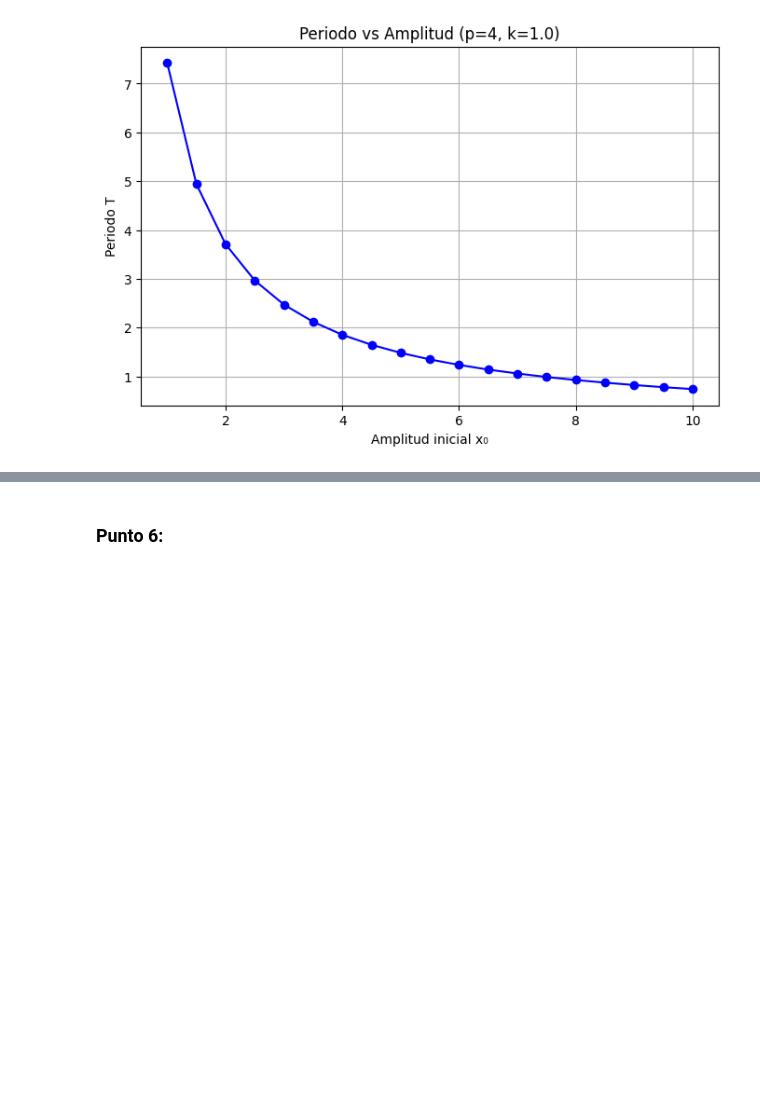
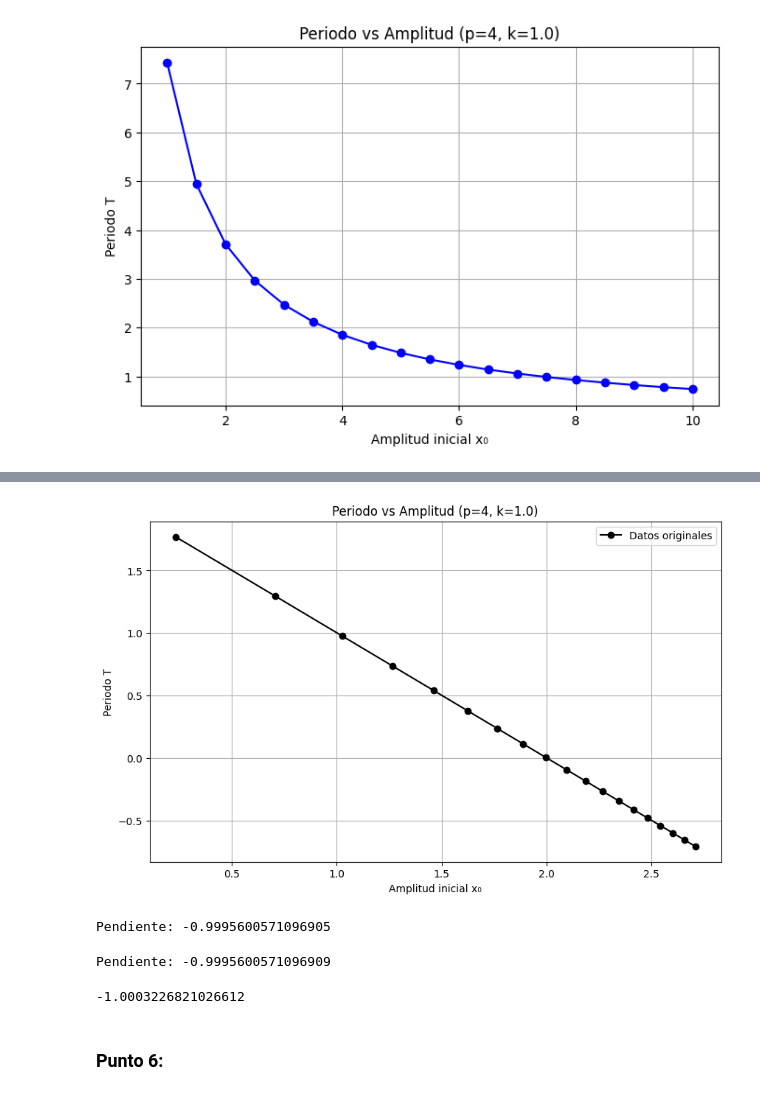
Before and after one commit to Julian-L-Avila/Modell-Physik-2025-1, a Jupyter notebook: ODE/lab-non-linear-DE.sync.ipynb, the cells around one changed output, grey strips where cells are left out. Saved outputs shown, nothing was run; the diff lists cells and outputs as text; code cells hidden in the pictures; blank space fills up the shorter version.

```diff
--- a/ODE/lab-non-linear-DE.sync.ipynb
+++ b/ODE/lab-non-linear-DE.sync.ipynb
@@ -701,3 +859,56 @@ plt.show()
+# %%
+periods_valid_log = np.log(periods_valid)
+amplitudes_valid_log = np.log(amplitudes_valid)
+
+
+plt.figure(figsize=(10, 6))
+plt.plot(amplitudes_valid_log, periods_valid_log, '-o', color='black', label='Datos originales')
+
+plt.xlabel("Amplitud inicial x₀")
+plt.ylabel("Periodo T")
+plt.title(f"Periodo vs Amplitud (p={p}, k={k})")
+plt.grid(True)
+plt.legend()
+plt.show()
+# %% [output]
+[figure, added]
+# %%
+import numpy as np
+from scipy.stats import linregress
+
+
+tuple_result = linregress(amplitudes_valid_log, periods_valid_log)
+
+
+slope = tuple_result.slope
+
+print("Pendiente:", slope)
+# %% [output]
+Pendiente: -0.9995600571096905
+# %%
+import numpy as np
+
+
+mean_x = np.mean(amplitudes_valid_log)
+mean_y = np.mean(periods_valid_log)
+
+numerator = np.sum((amplitudes_valid_log - mean_x) * (periods_valid_log - mean_y))
+denominator = np.sum((amplitudes_valid_log - mean_x) ** 2)
+
+slope = numerator / denominator
+
+print("Pendiente:", slope)
+# %% [output]
+Pendiente: -0.9995600571096909
+# %%
+Y = periods_valid_log[5] - periods_valid_log[3]
+X = amplitudes_valid_log[5] - amplitudes_valid_log[3]
+
+m = Y / X
+
+print(m)
+# %% [output]
+-1.0003226821026612
 # %% [markdown]
 ### Punto 6:
 # %% [markdown]
```
Also changed, not shown: parts of 10 cells of this notebook, 1 other file.
